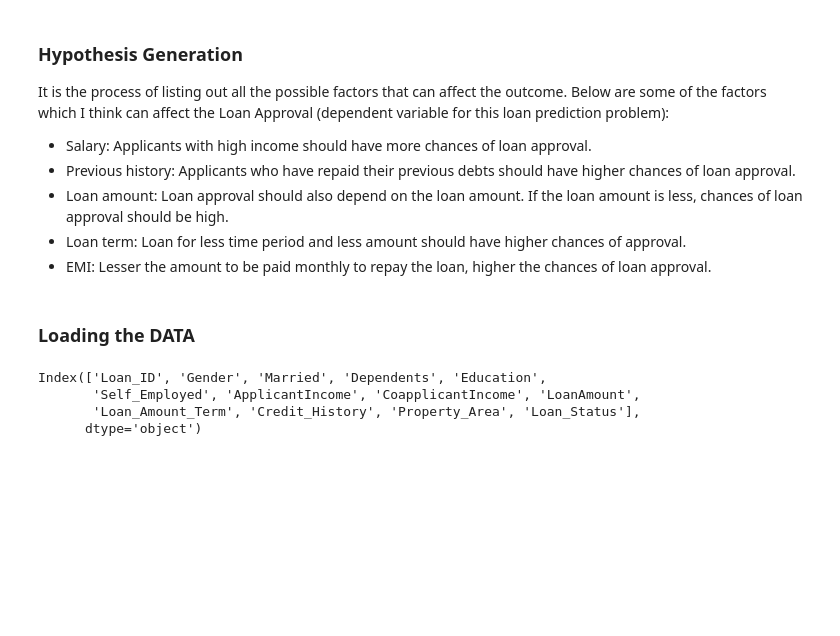
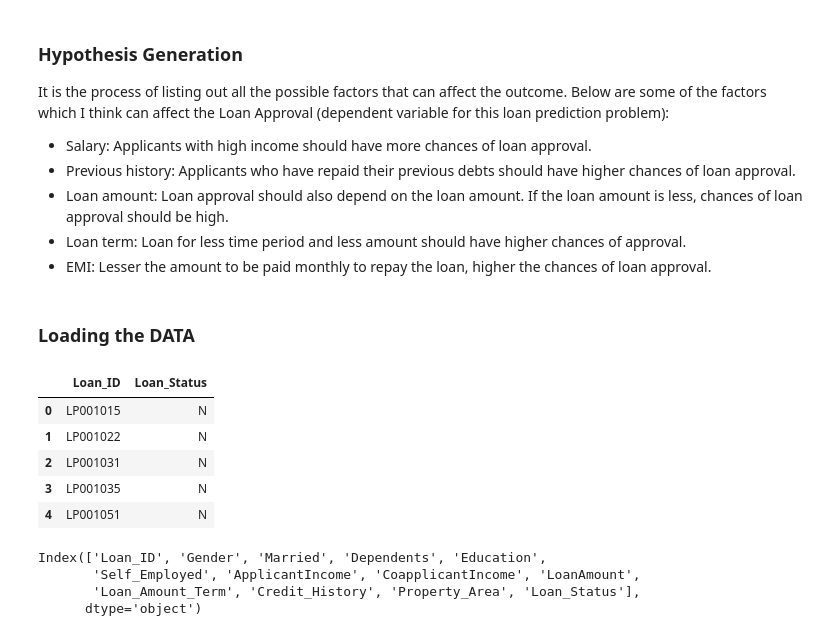
Before and after one commit to incognito-r/Hackathon, a Jupyter notebook: Loan-Prediction/model.ipynb, the cells around one changed output. Drawn from its saved outputs; the diff is of its cells as text; code cells hidden in the pictures; blank space fills up the shorter version.

```diff
--- a/Loan-Prediction/model.ipynb
+++ b/Loan-Prediction/model.ipynb
@@ -70,6 +70,16 @@ df_train_og = pd.read_csv('Dataset/train.csv')
 df_test_og = pd.read_csv('Dataset/test.csv')
 df_train = df_train_og.copy()
 df_test = df_test_og.copy()
+# %%
+predictions = pd.read_csv('./Predictions/predictions_sample.csv')
+predictions.head()
+# %% [output]
+|  | Loan_ID | Loan_Status |
+| 0 | LP001015 | N |
+| 1 | LP001022 | N |
+| 2 | LP001031 | N |
+| 3 | LP001035 | N |
+| 4 | LP001051 | N |
 # %%
 df_train.columns
 # %% [output]
```
Also changed, not shown: parts of 64 cells of this notebook, 7 other files.
